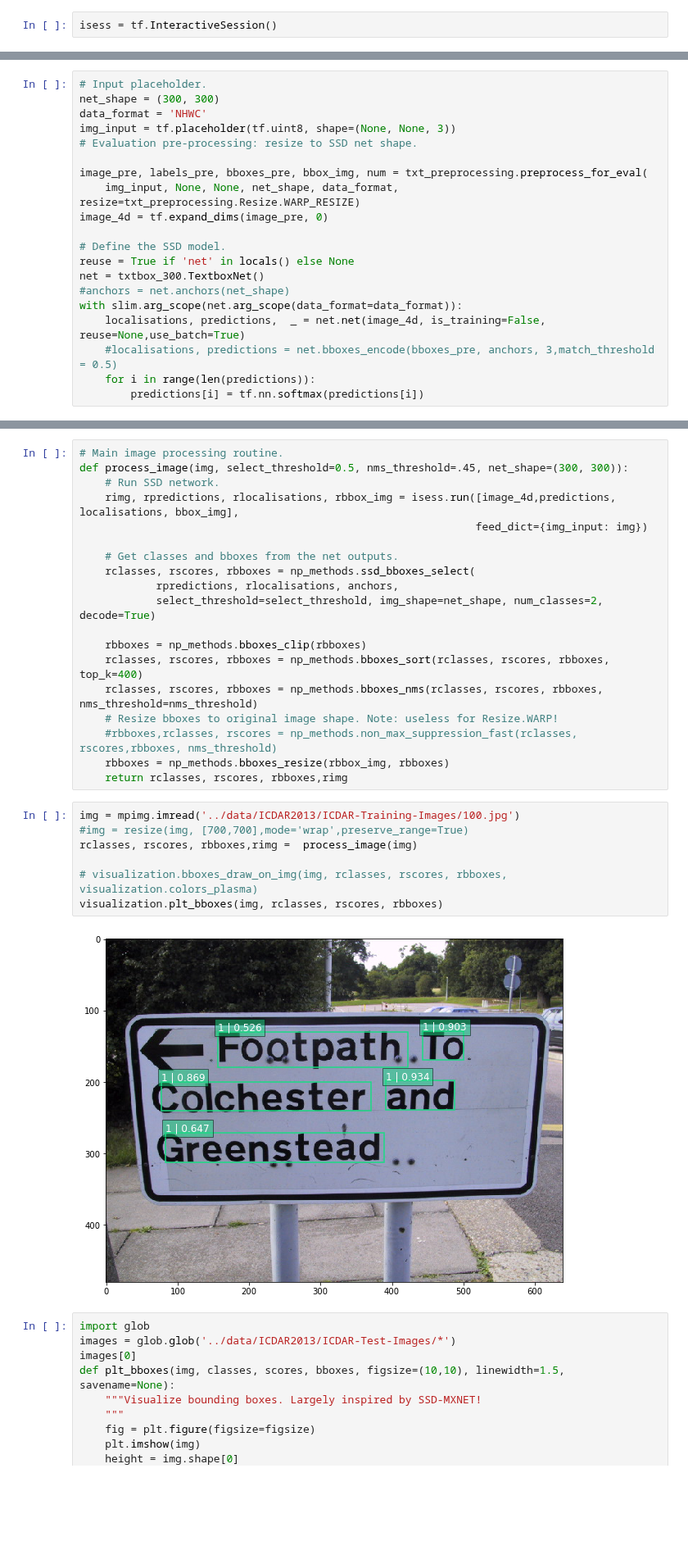
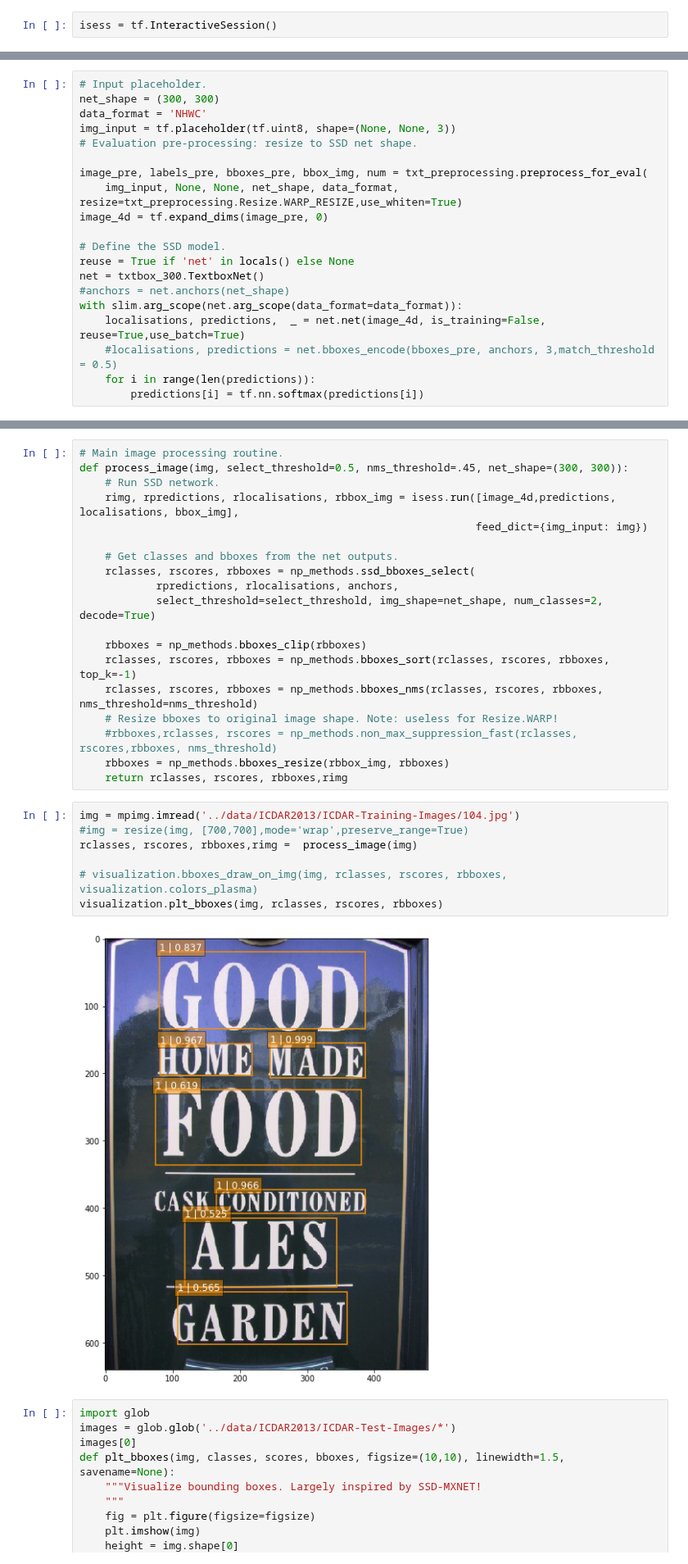
Before and after one commit to bindung/TextBoxes-TensorFlow, a Jupyter notebook: Notes/Textbox_eval.ipynb, the cells around one changed output, grey strips where cells are left out. Shown at 82% size. Cells and saved outputs as stored; diff of their text form; blank space fills up the shorter version.

```diff
--- a/Notes/Textbox_eval.ipynb
+++ b/Notes/Textbox_eval.ipynb
@@ -40,7 +36,7 @@ img_input = tf.placeholder(tf.uint8, shape=(None, None, 3))
 # Evaluation pre-processing: resize to SSD net shape.
 
 image_pre, labels_pre, bboxes_pre, bbox_img, num = txt_preprocessing.preprocess_for_eval(
-    img_input, None, None, net_shape, data_format, resize=txt_preprocessing.Resize.WARP_RESIZE)
+    img_input, None, None, net_shape, data_format, resize=txt_preprocessing.Resize.WARP_RESIZE,use_whiten=True)
 image_4d = tf.expand_dims(image_pre, 0)
 
 # Define the SSD model.
@@ -48,7 +44,7 @@ reuse = True if 'net' in locals() else None
 net = txtbox_300.TextboxNet()
 #anchors = net.anchors(net_shape)
 with slim.arg_scope(net.arg_scope(data_format=data_format)):
-    localisations, predictions,  _ = net.net(image_4d, is_training=False, reuse=None,use_batch=True)
+    localisations, predictions,  _ = net.net(image_4d, is_training=False, reuse=True,use_batch=True)
     #localisations, predictions = net.bboxes_encode(bboxes_pre, anchors, 3,match_threshold = 0.5)
     for i in range(len(predictions)):
         predictions[i] = tf.nn.softmax(predictions[i])
@@ -80,21 +76,21 @@ def process_image(img, select_threshold=0.5, nms_threshold=.45, net_shape=(300,
             select_threshold=select_threshold, img_shape=net_shape, num_classes=2, decode=True)
 
     rbboxes = np_methods.bboxes_clip(rbboxes)
-    rclasses, rscores, rbboxes = np_methods.bboxes_sort(rclasses, rscores, rbboxes, top_k=400)
+    rclasses, rscores, rbboxes = np_methods.bboxes_sort(rclasses, rscores, rbboxes, top_k=-1)
     rclasses, rscores, rbboxes = np_methods.bboxes_nms(rclasses, rscores, rbboxes, nms_threshold=nms_threshold)
     # Resize bboxes to original image shape. Note: useless for Resize.WARP!
     #rbboxes,rclasses, rscores = np_methods.non_max_suppression_fast(rclasses, rscores,rbboxes, nms_threshold)
     rbboxes = np_methods.bboxes_resize(rbbox_img, rbboxes)
     return rclasses, rscores, rbboxes,rimg
 # %%
-img = mpimg.imread('../data/ICDAR2013/ICDAR-Training-Images/100.jpg')
+img = mpimg.imread('../data/ICDAR2013/ICDAR-Training-Images/104.jpg')
 #img = resize(img, [700,700],mode='wrap',preserve_range=True)
 rclasses, rscores, rbboxes,rimg =  process_image(img)
 
 # visualization.bboxes_draw_on_img(img, rclasses, rscores, rbboxes, visualization.colors_plasma)
 visualization.plt_bboxes(img, rclasses, rscores, rbboxes)
 # %% [output]
-[figure, old version]
+[figure, new version]
 # %%
 import glob
 images = glob.glob('../data/ICDAR2013/ICDAR-Test-Images/*')
```
Also changed, not shown: parts of 10 cells of this notebook, 5 other files.
